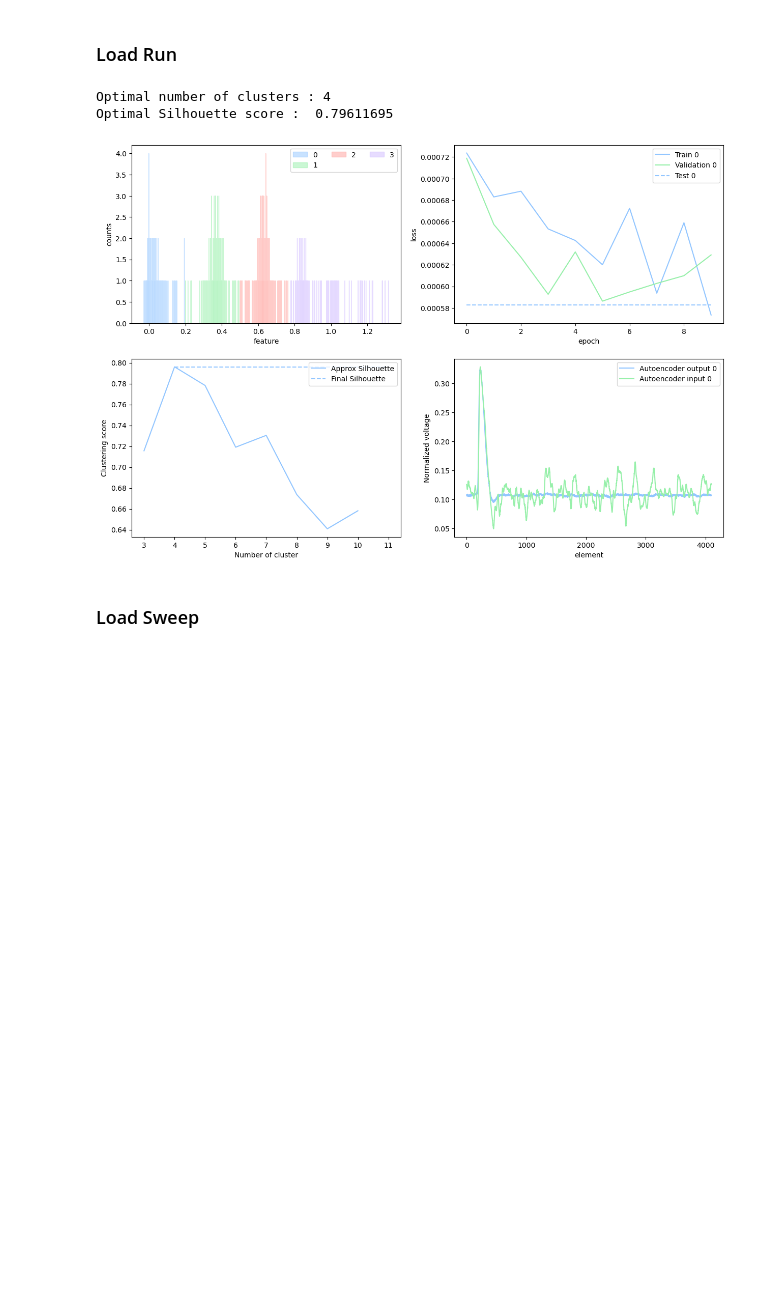
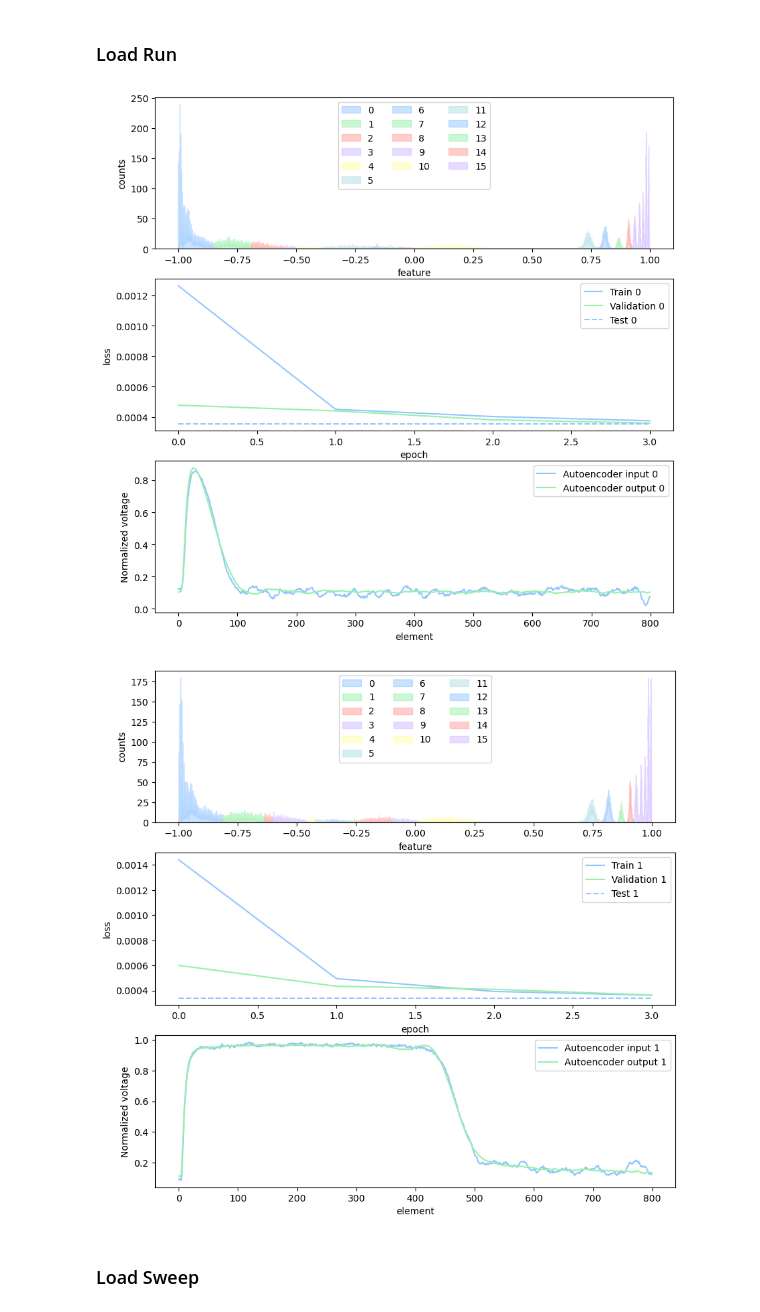
Before and after one commit to polyquantique/Photon-Number-Classification, a Jupyter notebook: src/AutoencoderAPI.ipynb, the cells around one changed output. Drawn from its saved outputs; the diff is of its cells as text; code cells hidden in the pictures; blank space fills up the shorter version.

```diff
--- a/src/AutoencoderAPI.ipynb
+++ b/src/AutoencoderAPI.ipynb
@@ -124,12 +103,11 @@ sweep_config = {
 #exp.grid_search("Transformer 1", run_config_Transformer, sweep_config)
 # %% [markdown]
 ### Load Run
-# %%
-load_run_results("Autoencoder Log/run-2023-09-14-08-06", 3, 10)
-# %% [output]
-Optimal number of clusters : 4
-Optimal Silhouette score :  0.79611695
-[figure, removed]
+# %%
+load_run_results("AutoencoderLog/run-2023-10-04-13-04", bw=[0.01])
+# %% [output]
+[figure, added]
+[figure, added]
 # %% [markdown]
 ### Load Sweep
 # %%
```
Also changed, not shown: parts of 6 cells of this notebook, 17 other files.
